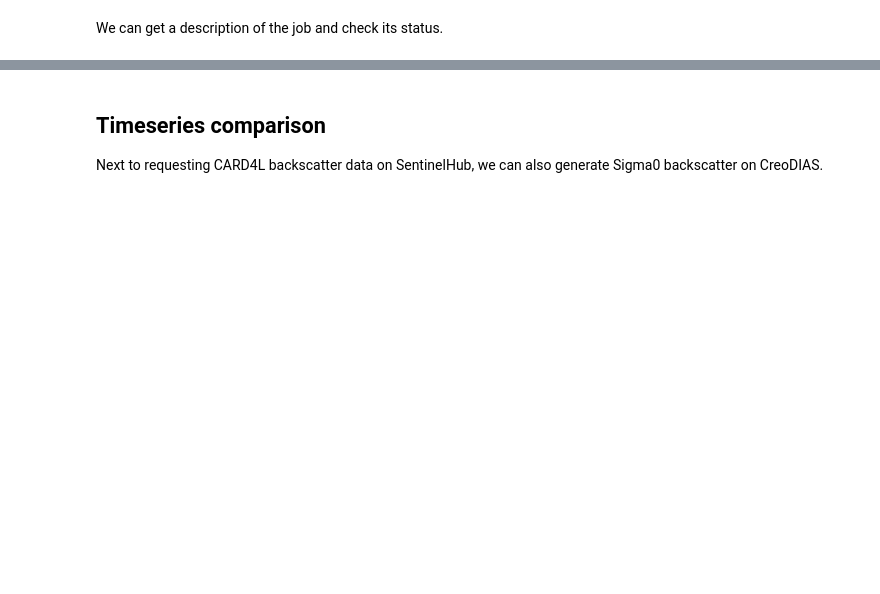
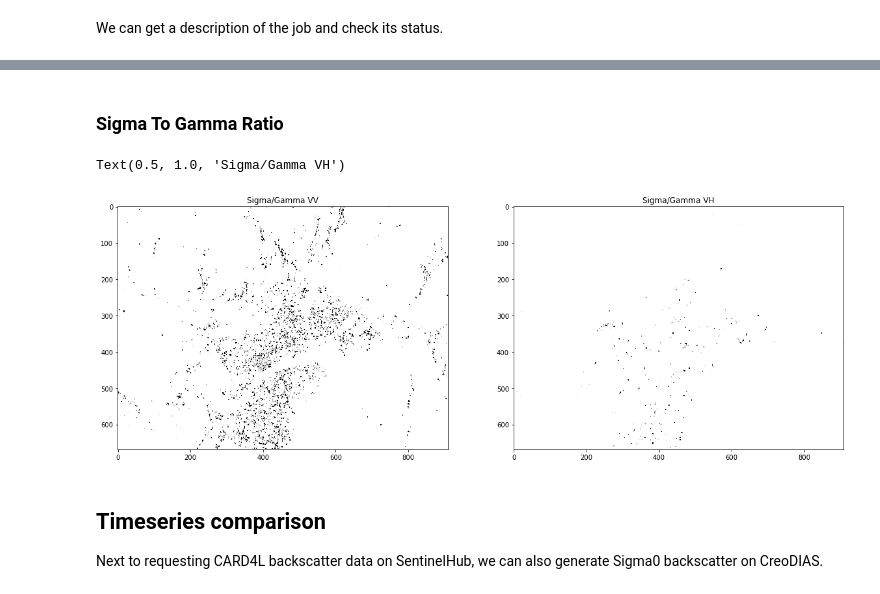
Before and after one commit to openEOPlatform/SRR1_notebooks, a Jupyter notebook: OpenEO Platform - User story 3.ipynb, the cells around one changed output, grey strips where cells are left out. Drawn from its saved outputs; the diff is of its cells as text; code cells hidden in the pictures; blank space fills up the shorter version.

```diff
--- a/OpenEO Platform - User story 3.ipynb
+++ b/OpenEO Platform - User story 3.ipynb
@@ -315,3 +233,15 @@ Coordinates:
+# %% [markdown]
+### Sigma To Gamma Ratio
+# %%
+fig, (ax1, ax2) = plt.subplots(1,2,figsize=(20,20))
+
+ax1.imshow(np.flipud(s1_sigma0.VV[1].values/s1_gamma0.VV[1].values),cmap='Greys_r',vmin=0,vmax=1)
+ax1.set_title('Sigma/Gamma VV')
+ax2.imshow(np.flipud(s1_sigma0.VH[1].values/s1_gamma0.VH[1].values),cmap='Greys_r',vmin=0,vmax=1)
+ax2.set_title('Sigma/Gamma VH')
+# %% [output]
+Text(0.5, 1.0, 'Sigma/Gamma VH')
+[figure, added]
 # %% [markdown]
 ## Timeseries comparison
 
```
Also changed, not shown: parts of 87 cells of this notebook.
